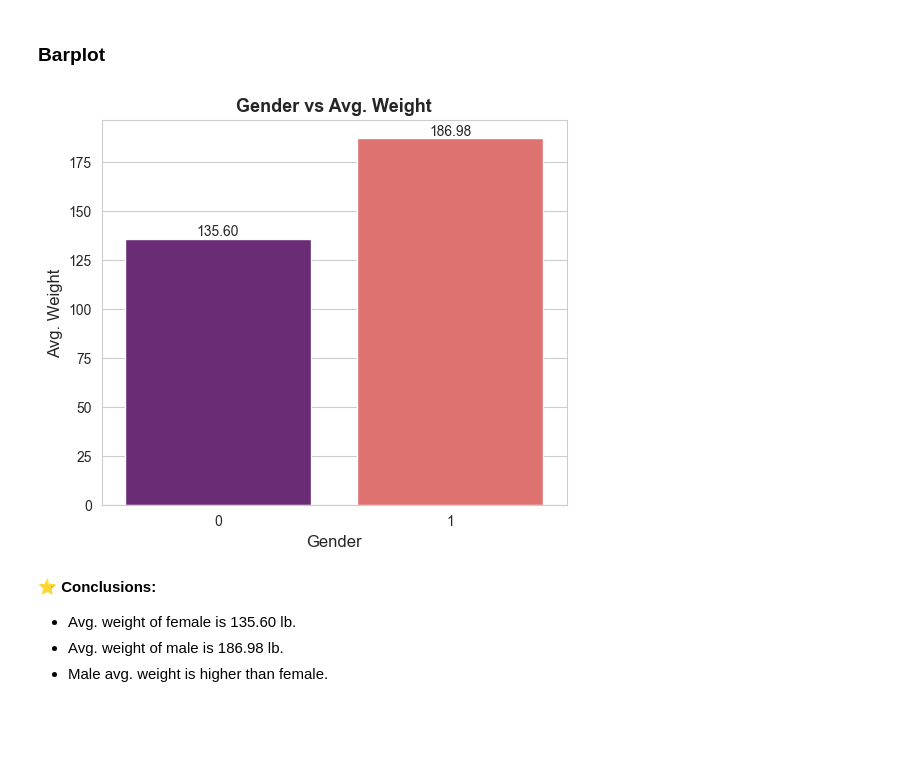
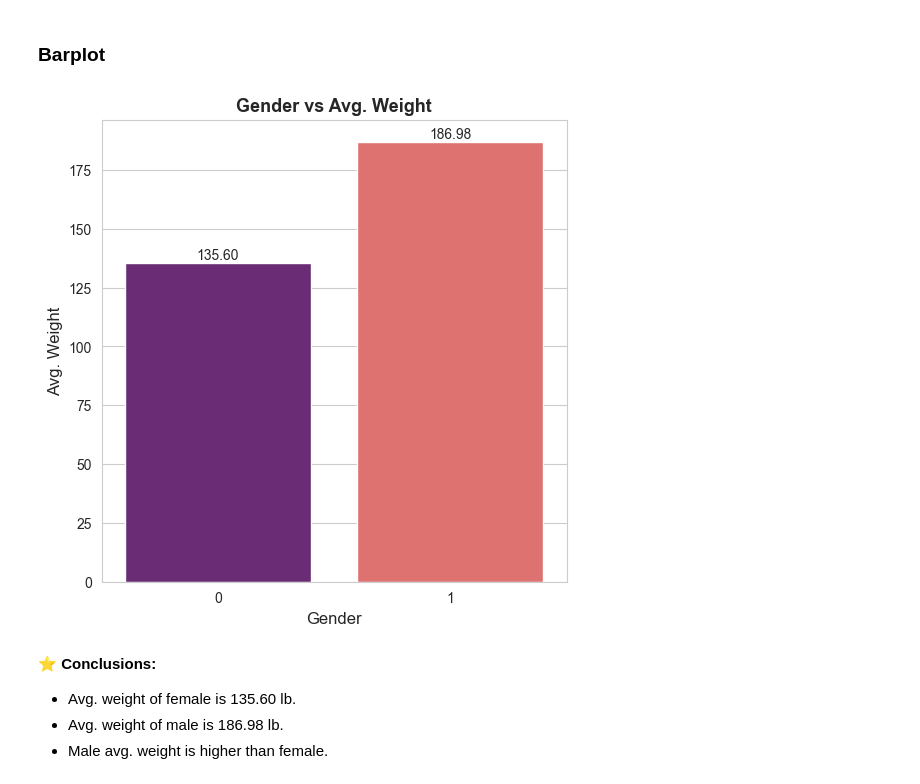
Before and after one commit to mohammadkhorshed/DS-ML-Assignments, a Jupyter notebook: assignment_05.ipynb, the cells around one changed output. Saved outputs shown, nothing was run; the diff lists cells and outputs as text; code cells hidden in the pictures; blank space fills up the shorter version.

```diff
--- a/assignment_05.ipynb
+++ b/assignment_05.ipynb
@@ -147,18 +147,18 @@ Female: 41.55%
 # %%
 # Gender vs Weight (0 for Female and 1 for male)
 
-plt.figure(figsize=(6, 5))
+plt.figure(figsize=(6, 6))
 ax = sns.barplot(data=df, x='Gender', y='Weight', palette='magma', ci=None)
 
 for container in ax.containers:
     ax.bar_label(container, fmt='%.2f', fontsize=10)
 
 plt.title('Gender vs Avg. Weight', fontsize=13, fontweight='bold')
 plt.xlabel('Gender', fontsize=12)
 plt.ylabel('Avg. Weight', fontsize=12)
 plt.show()
 # %% [output]
-[figure, old version]
+[figure, new version]
 # %% [markdown]
 ⭐ **Conclusions:**
 - Avg. weight of female is 135.60 lb.
```
Also changed, not shown: parts of 20 cells of this notebook.
